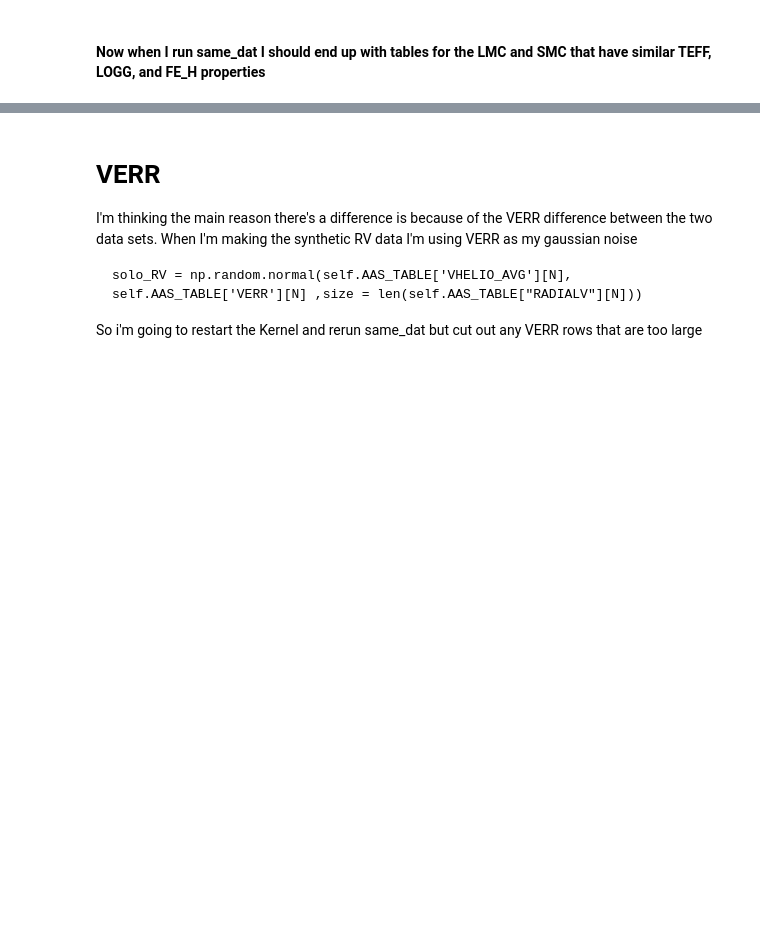
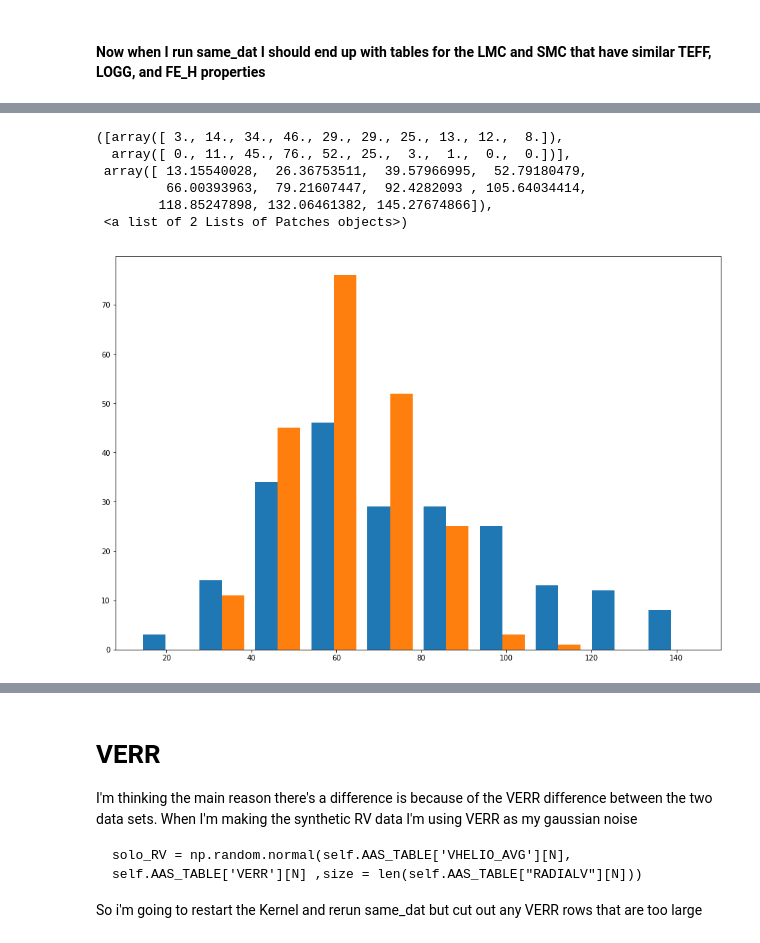
Before and after one commit to CodyDBrown/Binary-Search, a Jupyter notebook: Same Samples.ipynb, the cells around one changed output, grey strips where cells are left out. Drawn from its saved outputs; the diff is of its cells as text; code cells hidden in the pictures; blank space fills up the shorter version.

```diff
--- a/Same Samples.ipynb
+++ b/Same Samples.ipynb
@@ -115,0 +116,13 @@ plt.show()
+# %%
+plt.figure(figsize = (15,10))
+plt.hist([AllAvg_LMC['SNR'], AllAvg_SMC['SNR']],
+         label = ['LMC', 'SMC'],
+        )
+# %% [output]
+([array([ 3., 14., 34., 46., 29., 29., 25., 13., 12.,  8.]),
+  array([ 0., 11., 45., 76., 52., 25.,  3.,  1.,  0.,  0.])],
+ array([ 13.15540028,  26.36753511,  39.57966995,  52.79180479,
+         66.00393963,  79.21607447,  92.4282093 , 105.64034414,
+        118.85247898, 132.06461382, 145.27674866]),
+ <a list of 2 Lists of Patches objects>)
+[figure, added]
```
Also changed, not shown: parts of 8 cells of this notebook.
